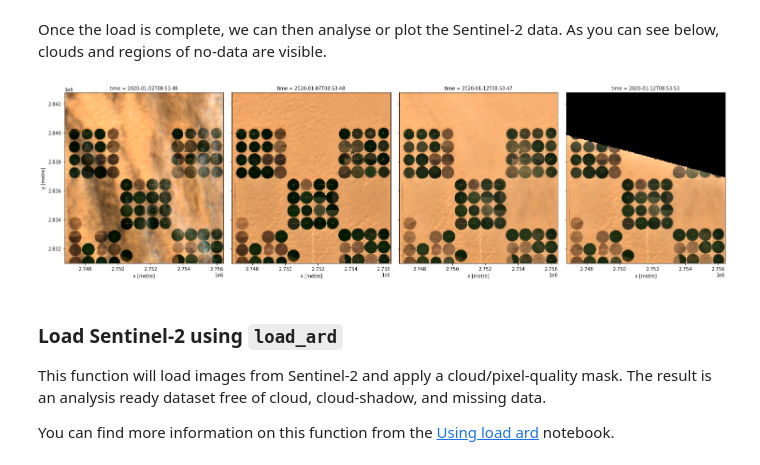
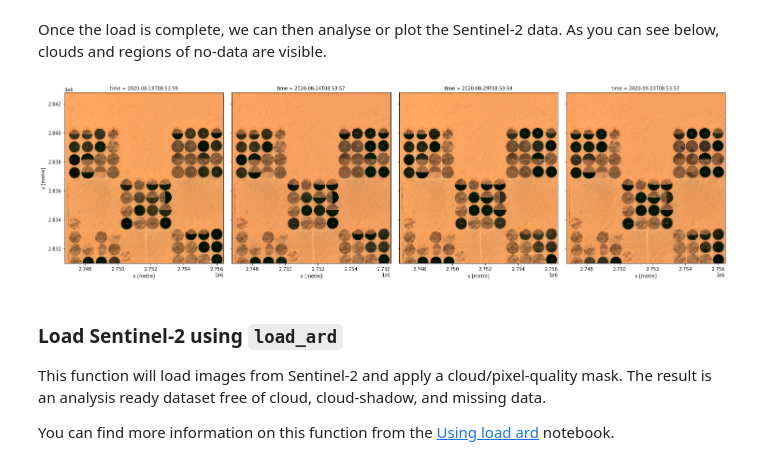
Before and after one commit to opendatacube/cube-in-a-box, a Jupyter notebook: notebooks/Sentinel_2.ipynb, the cells around one changed output. Drawn from its saved outputs; the diff is of its cells as text; code cells hidden in the pictures.

```diff
--- a/notebooks/Sentinel_2.ipynb
+++ b/notebooks/Sentinel_2.ipynb
@@ -150,7 +150,7 @@ lat, lon = 22.821, 28.518
 buffer = 0.05
 
 query = {
-    'time': ('2020-01', '2020-03'),
+    'time': ('2020-08', '2020-10'),
     'x': (lon - buffer, lon + buffer),
     'y': (lat + buffer, lat - buffer),
     'output_crs': 'epsg:6933',
@@ -224,9 +224,9 @@ Attributes:
 # %% [markdown]
 Once the load is complete, we can then analyse or plot the Sentinel-2 data. As you can see below, clouds and regions of no-data are visible.
 # %%
-rgb(ds, index=[0,1,2,3])
+rgb(ds, index=[-4, -3, -2, -1])
 # %% [output]
-[figure, old version]
+[figure, new version]
 # %% [markdown]
 ### Load Sentinel-2 using `load_ard`
 
```
Also changed, not shown: parts of 2 cells of this notebook.
